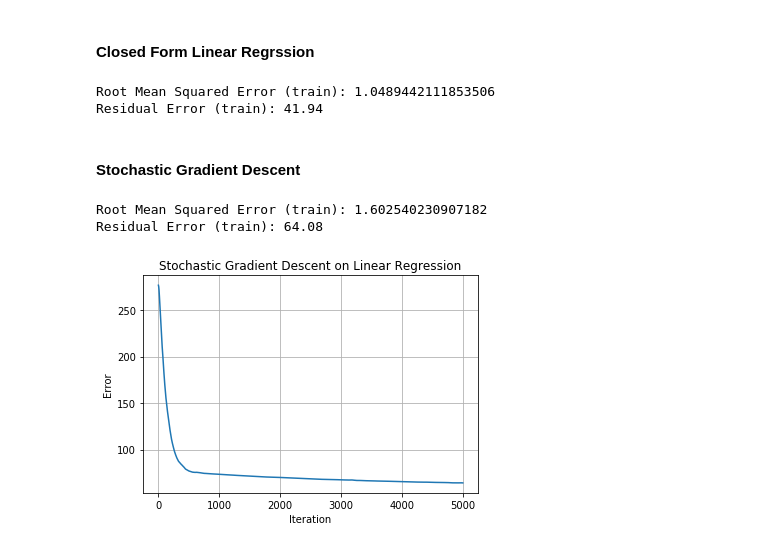
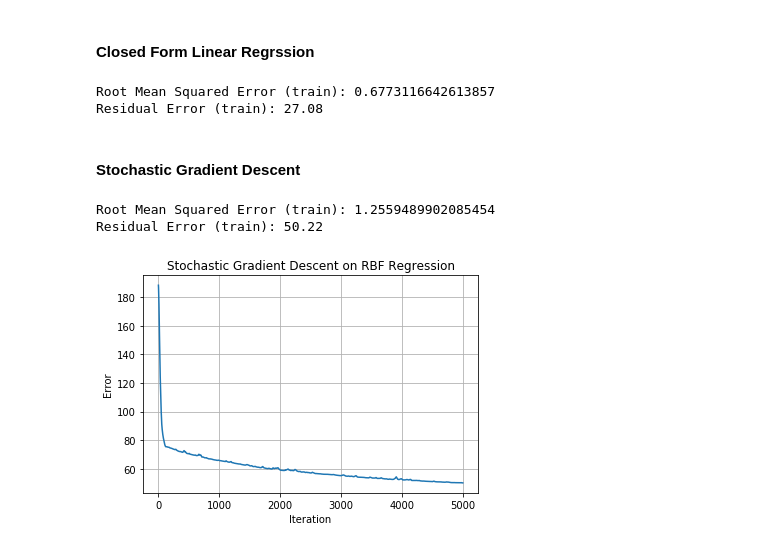
Before and after one commit to markvasin/RL-final-project, a Jupyter notebook: RBF_part1.ipynb, the cells around one changed output. Cells and saved outputs as stored; diff of their text form; code cells hidden in the pictures.

```diff
--- a/RBF_part1.ipynb
+++ b/RBF_part1.ipynb
@@ -143,7 +153,7 @@ X = df.values[:,:11]
 X = (X - X.mean(axis=0)) / X.std(axis=0)
 n, p = X.shape
 # %%
-J = 20
+J = 100
 kmeans = KMeans(n_clusters=J, random_state=0).fit(X)
 sig = np.std(X)
 print('sigma', sig)
@@ -168,40 +178,40 @@ y_train_pred = U @ w
 print('Root Mean Squared Error (train):', np.sqrt(metrics.mean_squared_error(y_train_pred, y)))
 print("Residual Error (train): %3.2f" %(np.linalg.norm(y_train_pred - y)))
 # %% [output]
-Root Mean Squared Error (train): 1.0489442111853506
-Residual Error (train): 41.94
+Root Mean Squared Error (train): 0.6773116642613857
+Residual Error (train): 27.08
 # %% [markdown]
 #### Stochastic Gradient Descent
 # %%
 MaxIter = 5000
 lRate = 0.01
 Eplot = np.zeros((MaxIter, 1))
 w = np.random.randn(J)
 v = np.zeros_like(w)
 beta = 0.9
 
 for iter in range(MaxIter):
     j = np.floor(np.random.rand()*N).astype(int)
     xj = U[j,:]
     yj = y[j]
     v = (beta * v) + (1-beta) * (xj.T * (xj @ w - yj)) # velocity
     w = w - lRate * v
     Eplot[iter] = np.linalg.norm(U @ w - y)
 
 y_pred = U @ w
 
 # Error from the model
 print('Root Mean Squared Error (train):', np.sqrt(metrics.mean_squared_error(y_pred, y)))
 print("Residual Error (train): %3.2f" %(np.linalg.norm(y_pred - y)))
 
 fig, ax = plt.subplots()
 ax.plot(Eplot)
 ax.set_xlabel("Iteration")
 ax.set_ylabel("Error")
 ax.grid(True)
-ax.set_title("Stochastic Gradient Descent on Linear Regression")
+ax.set_title("Stochastic Gradient Descent on RBF Regression")
 plt.show()
 # %% [output]
-Root Mean Squared Error (train): 1.602540230907182
-Residual Error (train): 64.08
+Root Mean Squared Error (train): 1.2559489902085454
+Residual Error (train): 50.22
-[figure, old version]
+[figure, new version]
```
Also changed, not shown: parts of 1 cell of this notebook, 11 other files.
